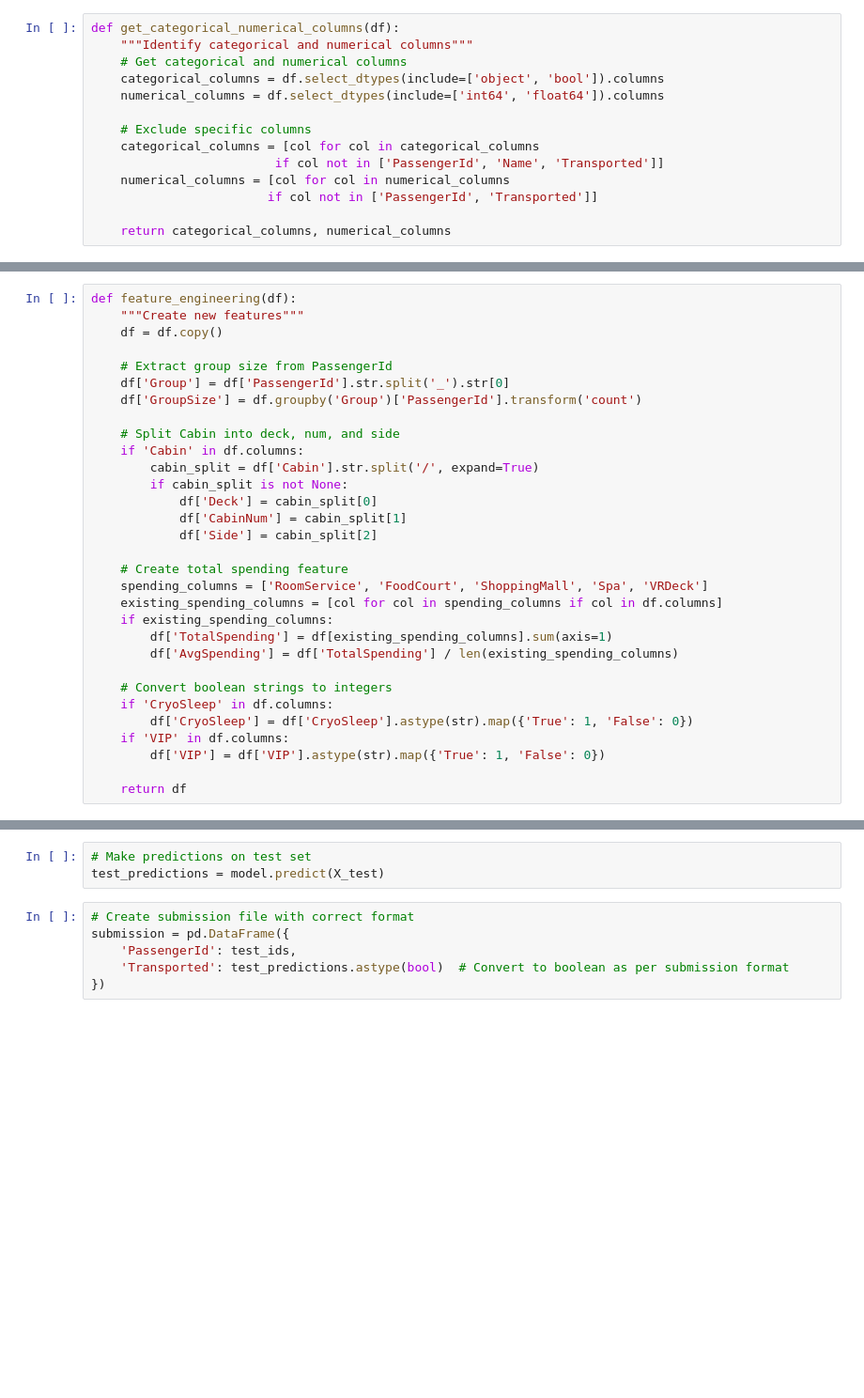
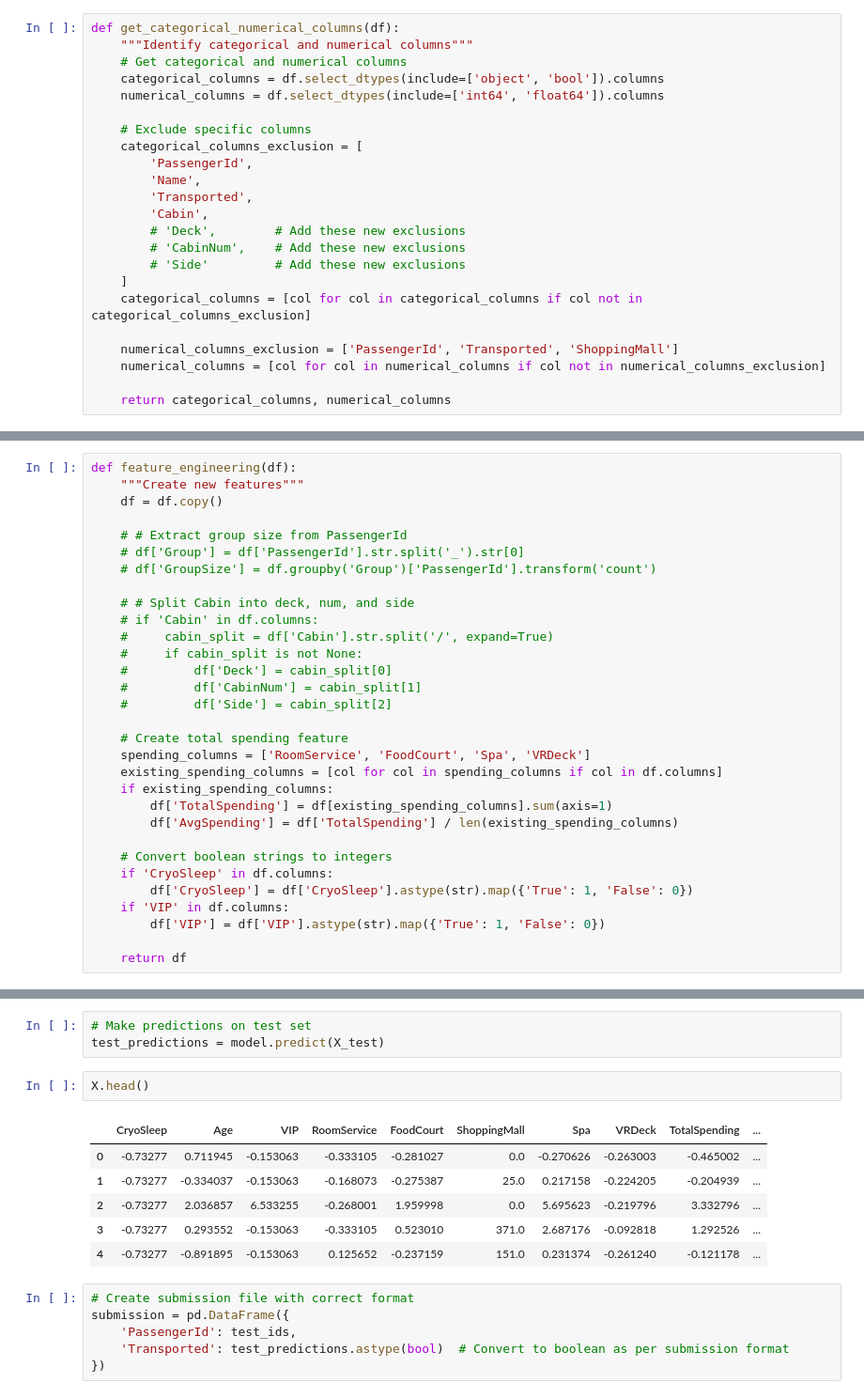
Before and after one commit to christoferson/kaggle-pad, a Jupyter notebook: competitions/spaceship-titanic/prepare_train_xgboost.ipynb, the cells around one changed output, grey strips where cells are left out. Shown at 94% size. Saved outputs shown, nothing was run; the diff lists cells and outputs as text; blank space fills up the shorter version.

```diff
--- a/competitions/spaceship-titanic/prepare_train_xgboost.ipynb
+++ b/competitions/spaceship-titanic/prepare_train_xgboost.ipynb
@@ -136,10 +147,19 @@ def get_categorical_numerical_columns(df):
     numerical_columns = df.select_dtypes(include=['int64', 'float64']).columns
 
     # Exclude specific columns
-    categorical_columns = [col for col in categorical_columns
-                         if col not in ['PassengerId', 'Name', 'Transported']]
-    numerical_columns = [col for col in numerical_columns
-                        if col not in ['PassengerId', 'Transported']]
+    categorical_columns_exclusion = [
+        'PassengerId',
+        'Name',
+        'Transported',
+        'Cabin',
+        # 'Deck',        # Add these new exclusions
+        # 'CabinNum',    # Add these new exclusions
+        # 'Side'         # Add these new exclusions
+    ]
+    categorical_columns = [col for col in categorical_columns if col not in categorical_columns_exclusion]
+
+    numerical_columns_exclusion = ['PassengerId', 'Transported', 'ShoppingMall']
+    numerical_columns = [col for col in numerical_columns if col not in numerical_columns_exclusion]
 
     return categorical_columns, numerical_columns
 # %%
@@ -213,20 +233,20 @@ def feature_engineering(df):
     """Create new features"""
     df = df.copy()
 
-    # Extract group size from PassengerId
-    df['Group'] = df['PassengerId'].str.split('_').str[0]
-    df['GroupSize'] = df.groupby('Group')['PassengerId'].transform('count')
+    # # Extract group size from PassengerId
+    # df['Group'] = df['PassengerId'].str.split('_').str[0]
+    # df['GroupSize'] = df.groupby('Group')['PassengerId'].transform('count')
 
-    # Split Cabin into deck, num, and side
-    if 'Cabin' in df.columns:
-        cabin_split = df['Cabin'].str.split('/', expand=True)
-        if cabin_split is not None:
-            df['Deck'] = cabin_split[0]
-            df['CabinNum'] = cabin_split[1]
-            df['Side'] = cabin_split[2]
+    # # Split Cabin into deck, num, and side
+    # if 'Cabin' in df.columns:
+    #     cabin_split = df['Cabin'].str.split('/', expand=True)
+    #     if cabin_split is not None:
+    #         df['Deck'] = cabin_split[0]
+    #         df['CabinNum'] = cabin_split[1]
+    #         df['Side'] = cabin_split[2]
 
     # Create total spending feature
-    spending_columns = ['RoomService', 'FoodCourt', 'ShoppingMall', 'Spa', 'VRDeck']
+    spending_columns = ['RoomService', 'FoodCourt', 'Spa', 'VRDeck']
     existing_spending_columns = [col for col in spending_columns if col in df.columns]
     if existing_spending_columns:
         df['TotalSpending'] = df[existing_spending_columns].sum(axis=1)
@@ -517,6 +575,15 @@ feature_importance = feature_importance.sort_values('importance', ascending=Fals
 # %%
 # Make predictions on test set
 test_predictions = model.predict(X_test)
+# %%
+X.head()
+# %% [output]
+|  | CryoSleep | Age | VIP | RoomService | FoodCourt | ShoppingMall | Spa | VRDeck | TotalSpending | ... |
+| 0 | -0.73277 | 0.711945 | -0.153063 | -0.333105 | -0.281027 | 0.0 | -0.270626 | -0.263003 | -0.465002 | ... |
+| 1 | -0.73277 | -0.334037 | -0.153063 | -0.168073 | -0.275387 | 25.0 | 0.217158 | -0.224205 | -0.204939 | ... |
+| 2 | -0.73277 | 2.036857 | 6.533255 | -0.268001 | 1.959998 | 0.0 | 5.695623 | -0.219796 | 3.332796 | ... |
+| 3 | -0.73277 | 0.293552 | -0.153063 | -0.333105 | 0.523010 | 371.0 | 2.687176 | -0.092818 | 1.292526 | ... |
+| 4 | -0.73277 | -0.891895 | -0.153063 | 0.125652 | -0.237159 | 151.0 | 0.231374 | -0.261240 | -0.121178 | ... |
 # %%
 # Create submission file with correct format
 submission = pd.DataFrame({
```
Also changed, not shown: parts of 22 cells of this notebook.
